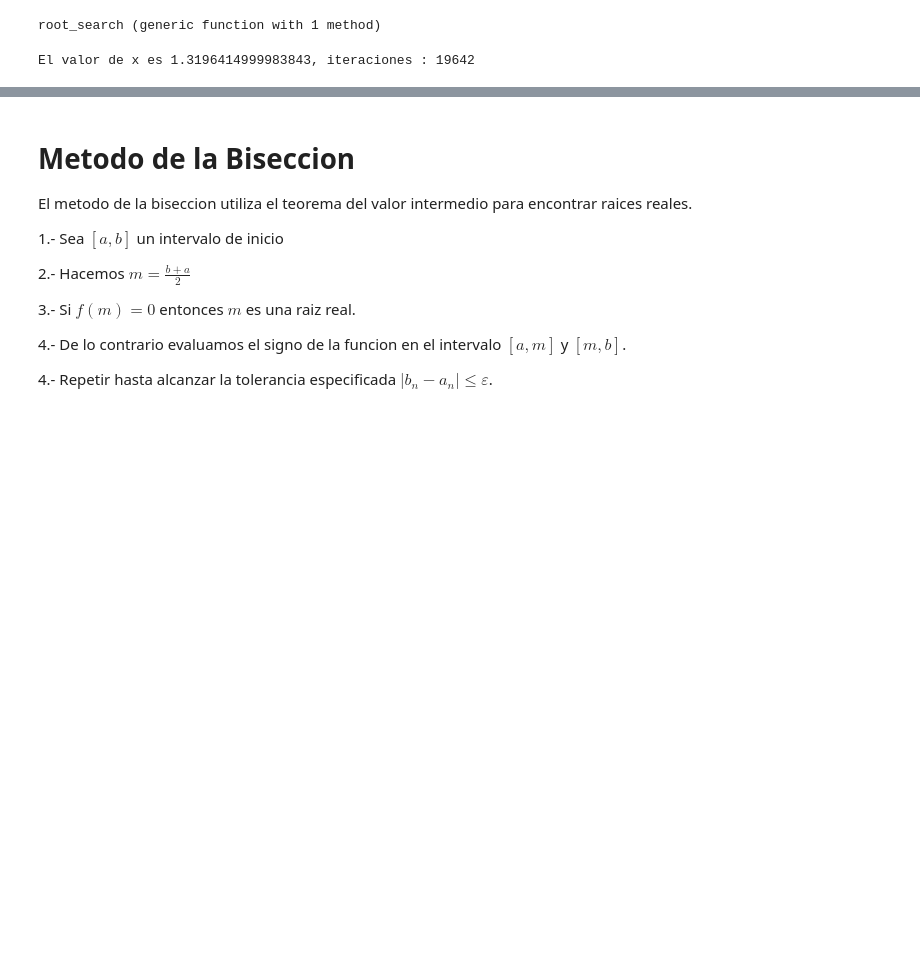
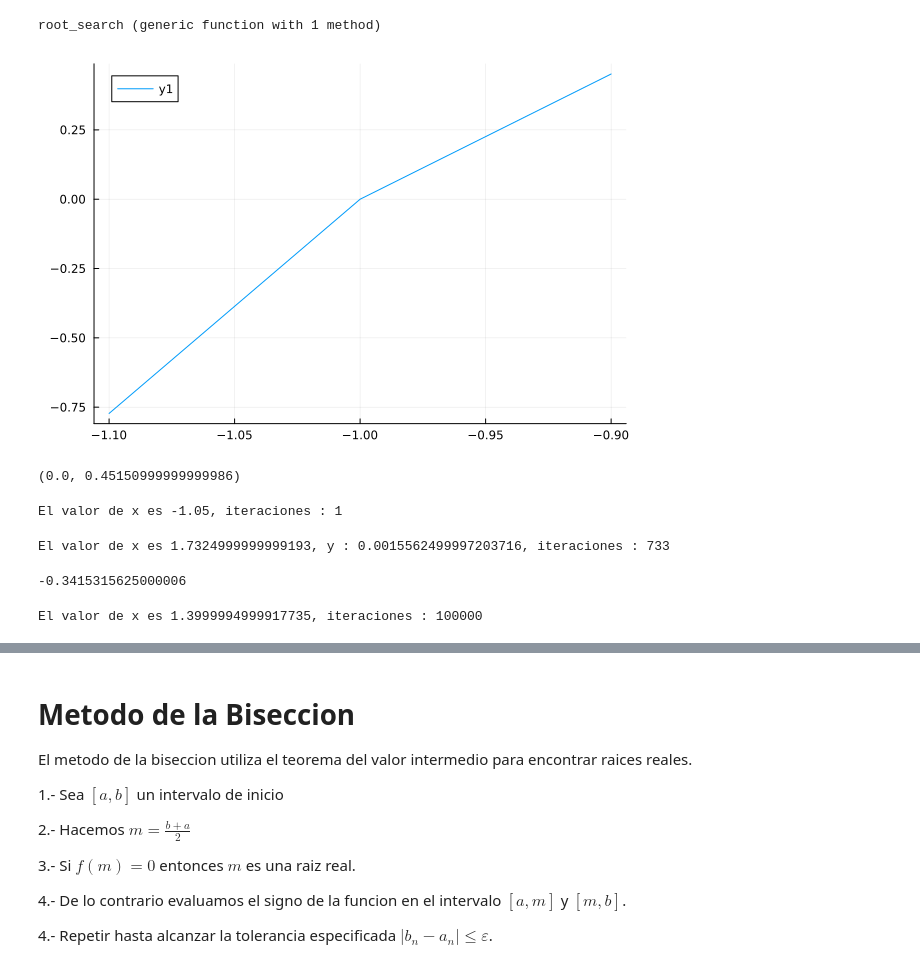
Before and after one commit to sherna90/computacion_numerica, a Jupyter notebook: 4.-biseccion.ipynb, the cells around one changed output, grey strips where cells are left out. Cells and saved outputs as stored; diff of their text form; code cells hidden in the pictures; blank space fills up the shorter version.

```diff
--- a/4.-biseccion.ipynb
+++ b/4.-biseccion.ipynb
@@ -40,12 +40,41 @@ function root_search(f::Function,a,b,eps,N)
 end
 # %% [output]
 root_search (generic function with 1 method)
-# %%
-f(x)=x^5+2x^3-5x-2
-y,c,n=root_search(f,1.3,1.4,10^(-6),1e5)
-print("El valor de x es $c, iteraciones : $n")
-# %% [output]
-El valor de x es 1.3196414999983843, iteraciones : 19642
+# %%
+using Plots
+
+f(x)=x^5+2x^3-5x-2
+
+x=-1.1:0.1:-0.9
+y=f.(x)
+plot(x,y,Linewidth=2)
+# %% [output]
+[figure, added]
+# %%
+f(-1.0),f(-0.9)
+# %% [output]
+(0.0, 0.45150999999999986)
+# %%
+f(x)=x^5+2x^3-5x-2
+y,c,n=root_search(f,-1.1,-0.9,1e-1,100)
+print("El valor de x es $c, iteraciones : $n")
+# %% [output]
+El valor de x es -1.05, iteraciones : 1
+# %%
+f(x)=x^2-3
+y,c,n=root_search(f,1.0,2.0,1e-3,773)
+print("El valor de x es $c, y : $y, iteraciones : $n")
+# %% [output]
+El valor de x es 1.7324999999999193, y : 0.0015562499997203716, iteraciones : 733
+# %%
+f(c)
+# %% [output]
+-0.3415315625000006
+# %%
+y,c,n=root_search(f,1.3,1.4,1e-6,1e5)
+print("El valor de x es $c, iteraciones : $n")
+# %% [output]
+El valor de x es 1.3999994999917735, iteraciones : 100000
 # %%
 err=abs(f(c))
 print("error absoluto : $err")
```
Also changed, not shown: parts of 10 cells of this notebook, 2 other files.
